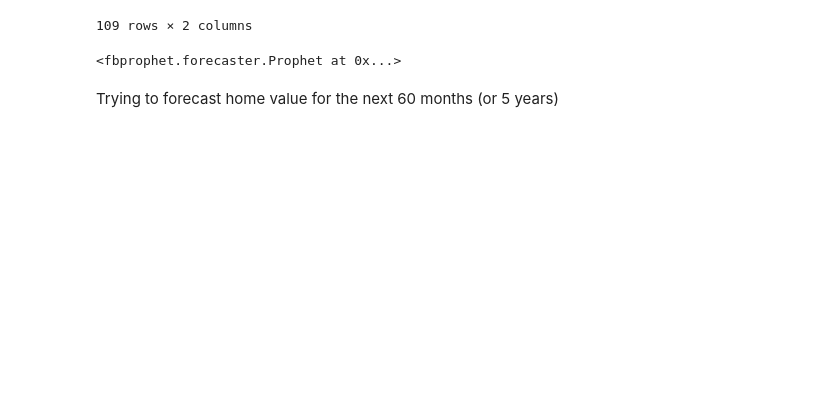
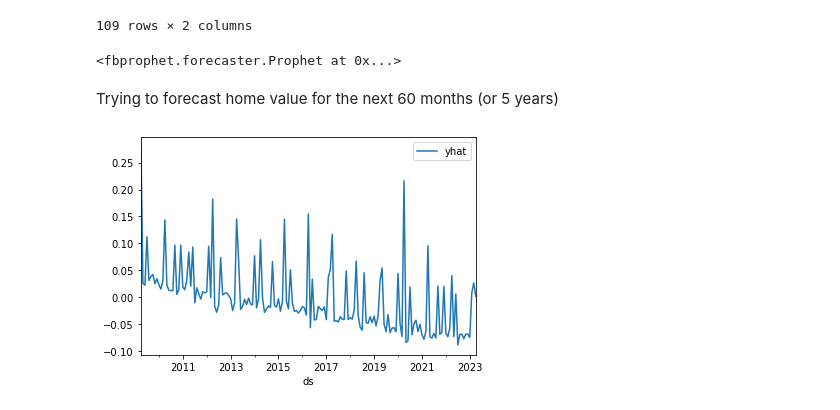
Before and after one commit to MatthewR1021/Zillow_Time_Series, a Jupyter notebook: jerry.ipynb, the cells around one changed output. Drawn from its saved outputs; the diff is of its cells as text; code cells hidden in the pictures; blank space fills up the shorter version.

```diff
--- a/jerry.ipynb
+++ b/jerry.ipynb
@@ -712,6 +727,11 @@ model.fit(zipcode_85018)
 # %% [markdown]
 Trying to forecast home value for the next 60 months (or 5 years)
 # %%
-future = model.make_future_dataframe(periods=5*12,freq='M')
+future = model.make_future_dataframe(periods=5*12,freq='MS')
 # %%
 forecast = model.predict(future)
+# %%
+forecast_plot = forecast[['ds','yhat']]
+forecast_plot.plot();
+# %% [output]
+[figure, added]
```
Also changed, not shown: parts of 11 cells of this notebook.
